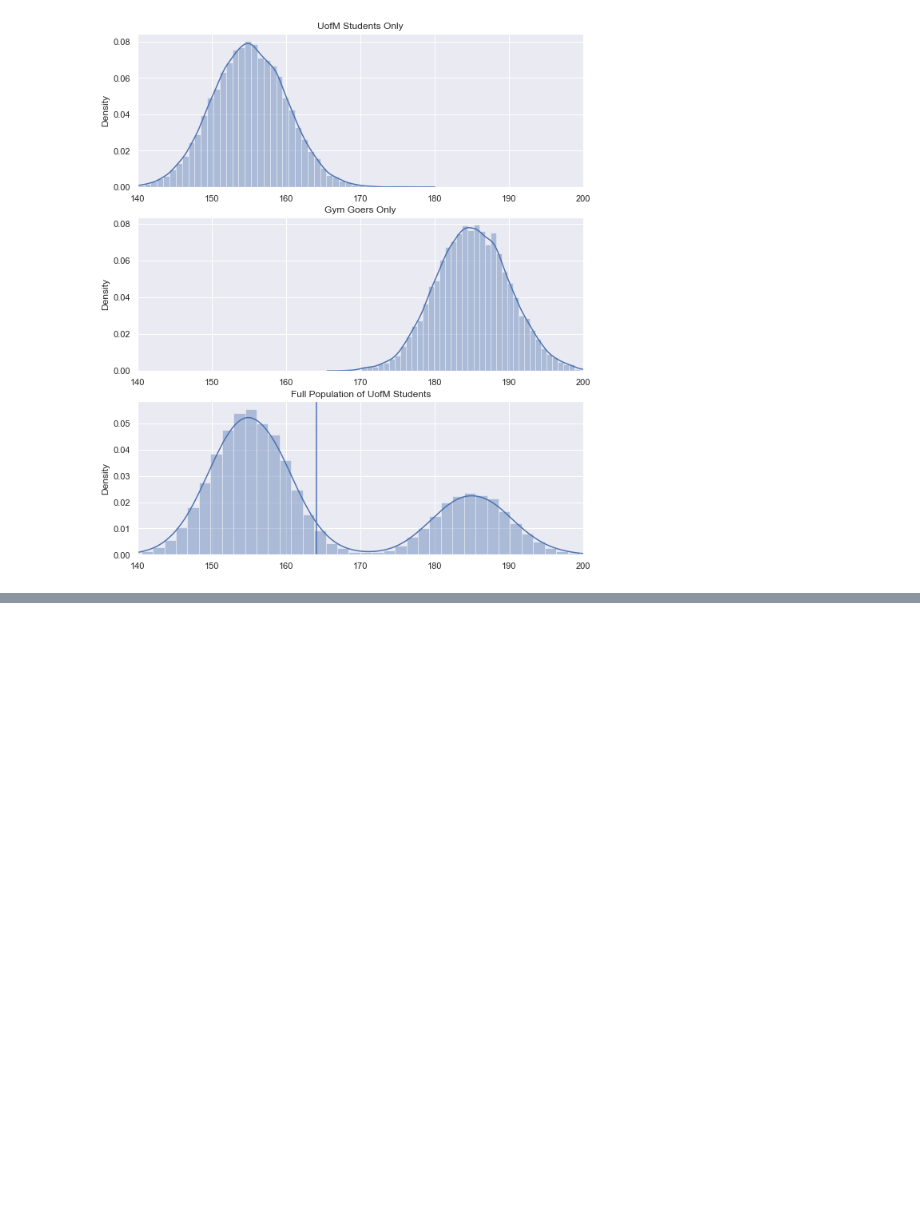
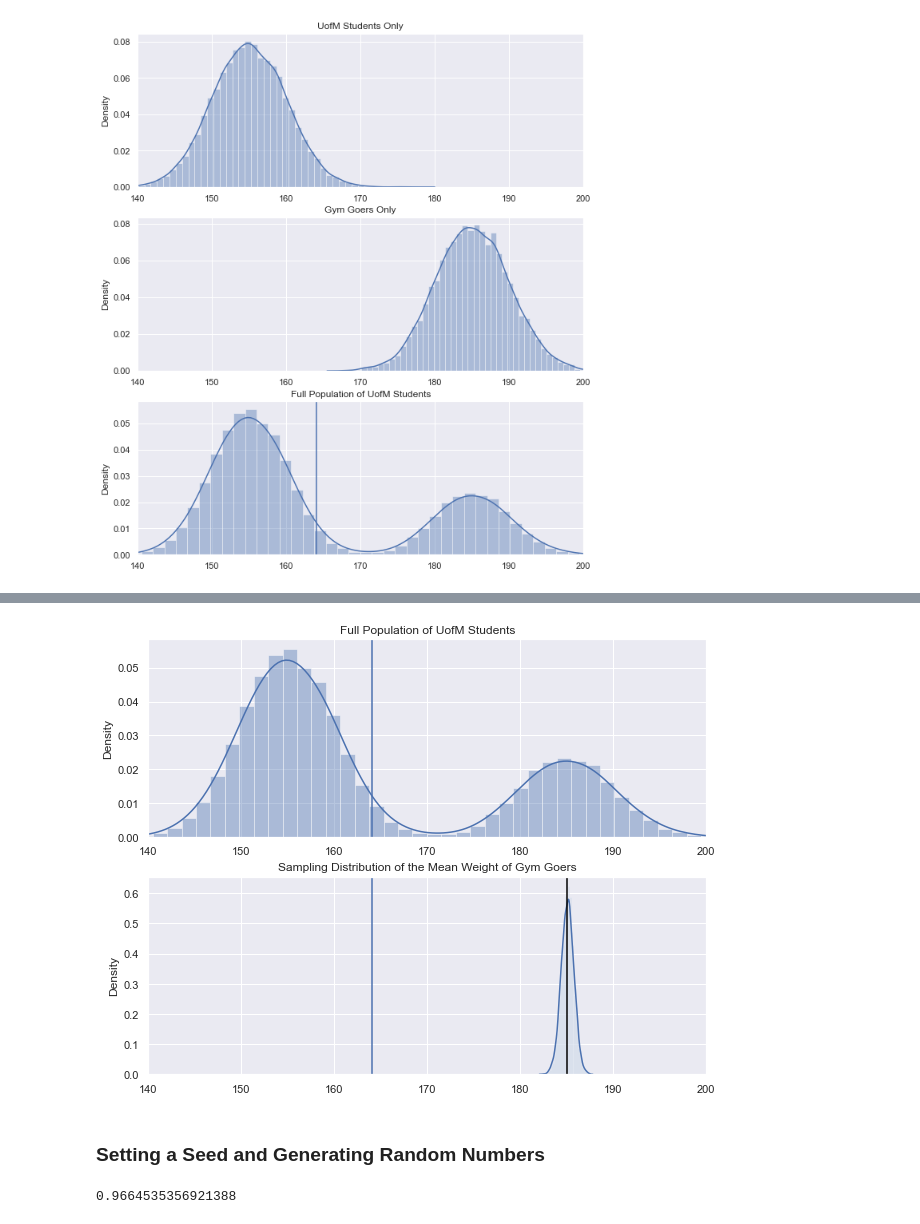
Before and after one commit to harryyang1982/coursera_umich_python, a Jupyter notebook: week4.ipynb, the cells around one changed output, grey strips where cells are left out. Saved outputs shown, nothing was run; the diff lists cells and outputs as text; code cells hidden in the pictures; blank space fills up the shorter version.

```diff
--- a/week4.ipynb
+++ b/week4.ipynb
@@ -51,0 +92,33 @@ plt.show()
+# %%
+# Simulation parameters
+numberSamps = 5000
+sampSize = 50
+
+# Get the sampling distribution of the mean from only the gym
+mean_distribution = np.empty(numberSamps)
+for i in range(numberSamps):
+    random_students = np.random.choice(students_at_gym, sampSize)
+    mean_distribution[i] = np.mean(random_students)
+# %%
+
+# Plot the population and the biased sampling distribution
+plt.figure(figsize = (10,8))
+
+# Plotting the population again
+plt.subplot(2,1,1)
+sns.distplot(population)
+plt.title("Full Population of UofM Students")
+plt.axvline(x = np.mean(population))
+plt.xlim([140,200])
+
+# Plotting the sampling distribution
+plt.subplot(2,1,2)
+sns.distplot(mean_distribution)
+plt.title("Sampling Distribution of the Mean Weight of Gym Goers")
+plt.axvline(x = np.mean(population))
+plt.axvline(x = np.mean(students_at_gym), color = "black")
+plt.xlim([140,200])
+
+plt.show()
+# %% [output]
+[figure, added]
@@ -51,0 +127,8 @@ plt.show()
+# %% [markdown]
+### Setting a Seed and Generating Random Numbers
+# %%
+random.seed(1234)
+
+random.random()
+# %% [output]
+0.9664535356921388
```
Also changed, not shown: parts of 25 cells of this notebook.
